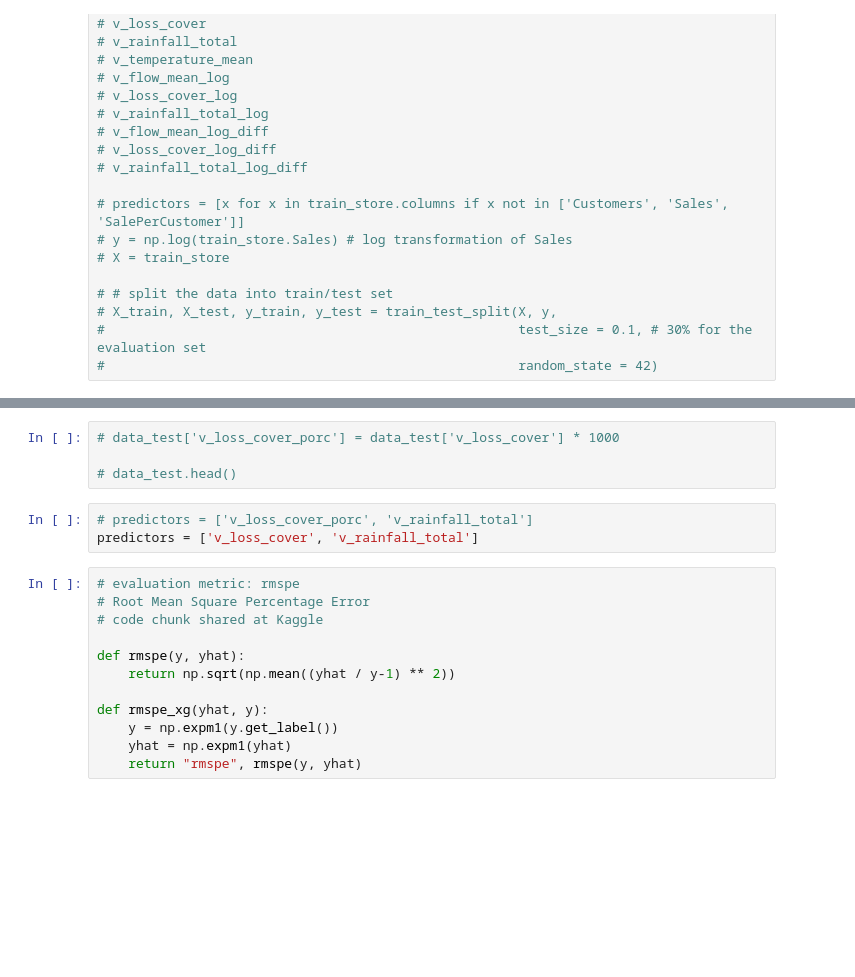
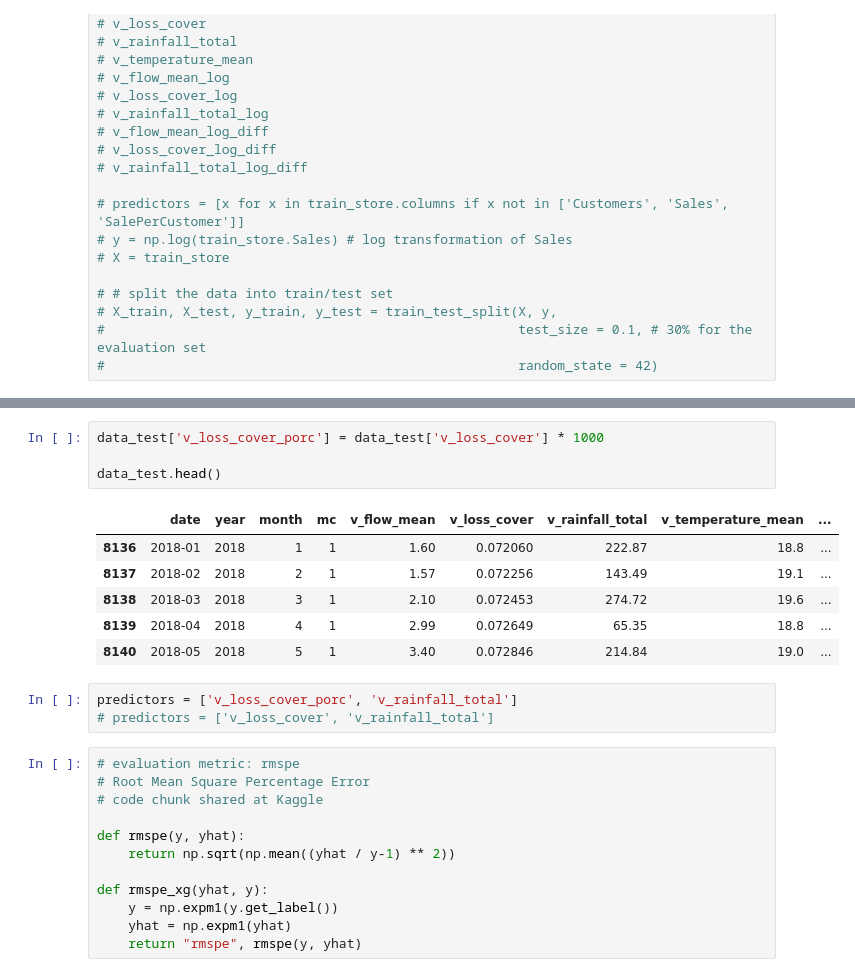
Before and after one commit to dechontaduro/DS4All_2020_Team28_Project, a Jupyter notebook: model/Multivariate_time_series_XGBoost.ipynb, the cells around one changed output, grey strips where cells are left out. Drawn from its saved outputs; the diff is of its cells as text; blank space fills up the shorter version.

```diff
--- a/model/Multivariate_time_series_XGBoost.ipynb
+++ b/model/Multivariate_time_series_XGBoost.ipynb
@@ -249,10 +256,17 @@ Additional advantages of this algorythm are:
 # %%
-# data_test['v_loss_cover_porc'] = data_test['v_loss_cover'] * 1000
+data_test['v_loss_cover_porc'] = data_test['v_loss_cover'] * 1000
 
-# data_test.head()
+data_test.head()
+# %% [output]
+|  | date | year | month | mc | v_flow_mean | v_loss_cover | v_rainfall_total | v_temperature_mean | ... |
+| 8136 | 2018-01 | 2018 | 1 | 1 | 1.60 | 0.072060 | 222.87 | 18.8 | ... |
+| 8137 | 2018-02 | 2018 | 2 | 1 | 1.57 | 0.072256 | 143.49 | 19.1 | ... |
+| 8138 | 2018-03 | 2018 | 3 | 1 | 2.10 | 0.072453 | 274.72 | 19.6 | ... |
+| 8139 | 2018-04 | 2018 | 4 | 1 | 2.99 | 0.072649 | 65.35 | 18.8 | ... |
+| 8140 | 2018-05 | 2018 | 5 | 1 | 3.40 | 0.072846 | 214.84 | 19.0 | ... |
 # %%
-# predictors = ['v_loss_cover_porc', 'v_rainfall_total']
-predictors = ['v_loss_cover', 'v_rainfall_total']
+predictors = ['v_loss_cover_porc', 'v_rainfall_total']
+# predictors = ['v_loss_cover', 'v_rainfall_total']
 # %%
 # evaluation metric: rmspe
 # Root Mean Square Percentage Error
```
Also changed, not shown: parts of 10 cells of this notebook, 4 other files.
